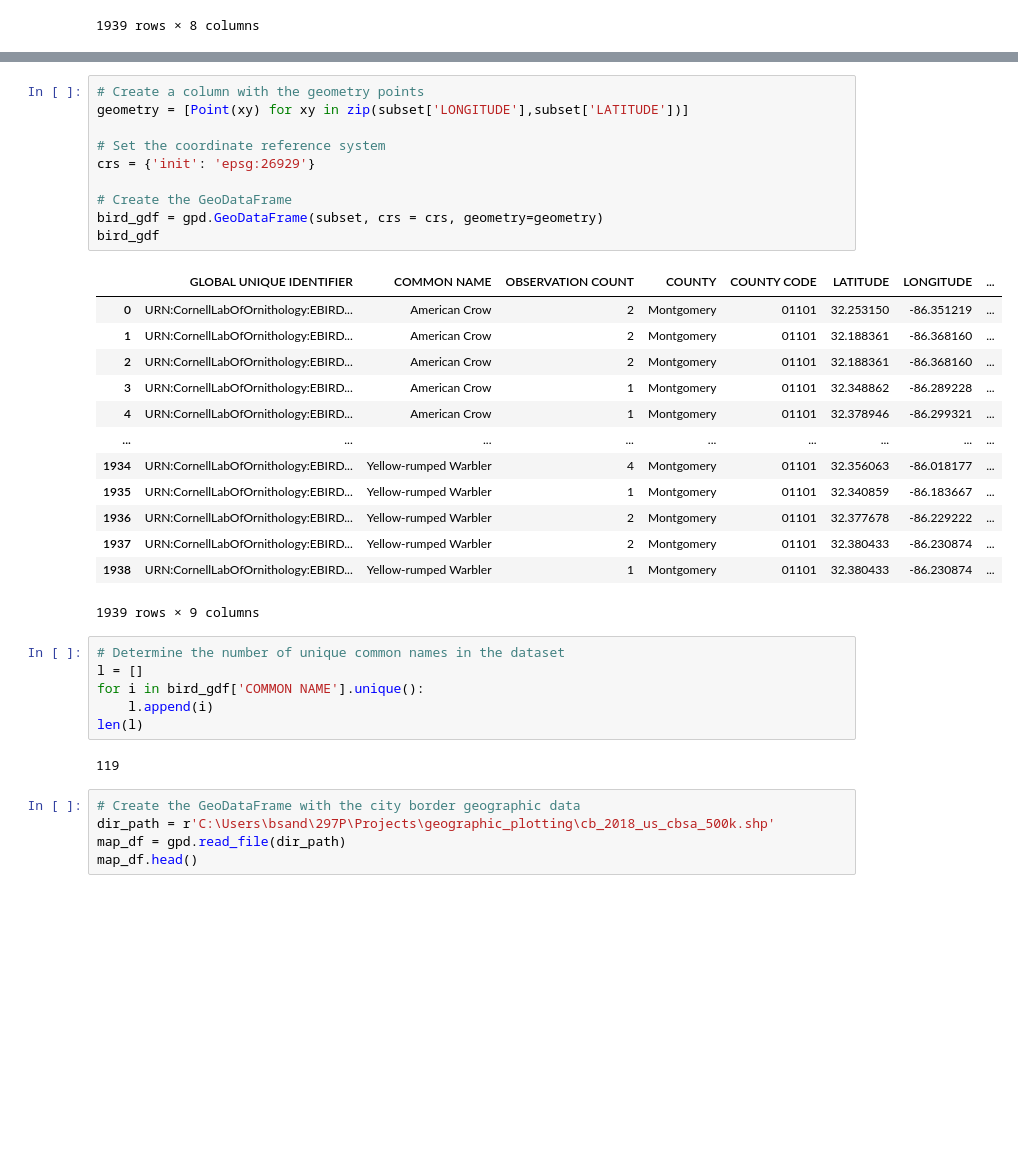
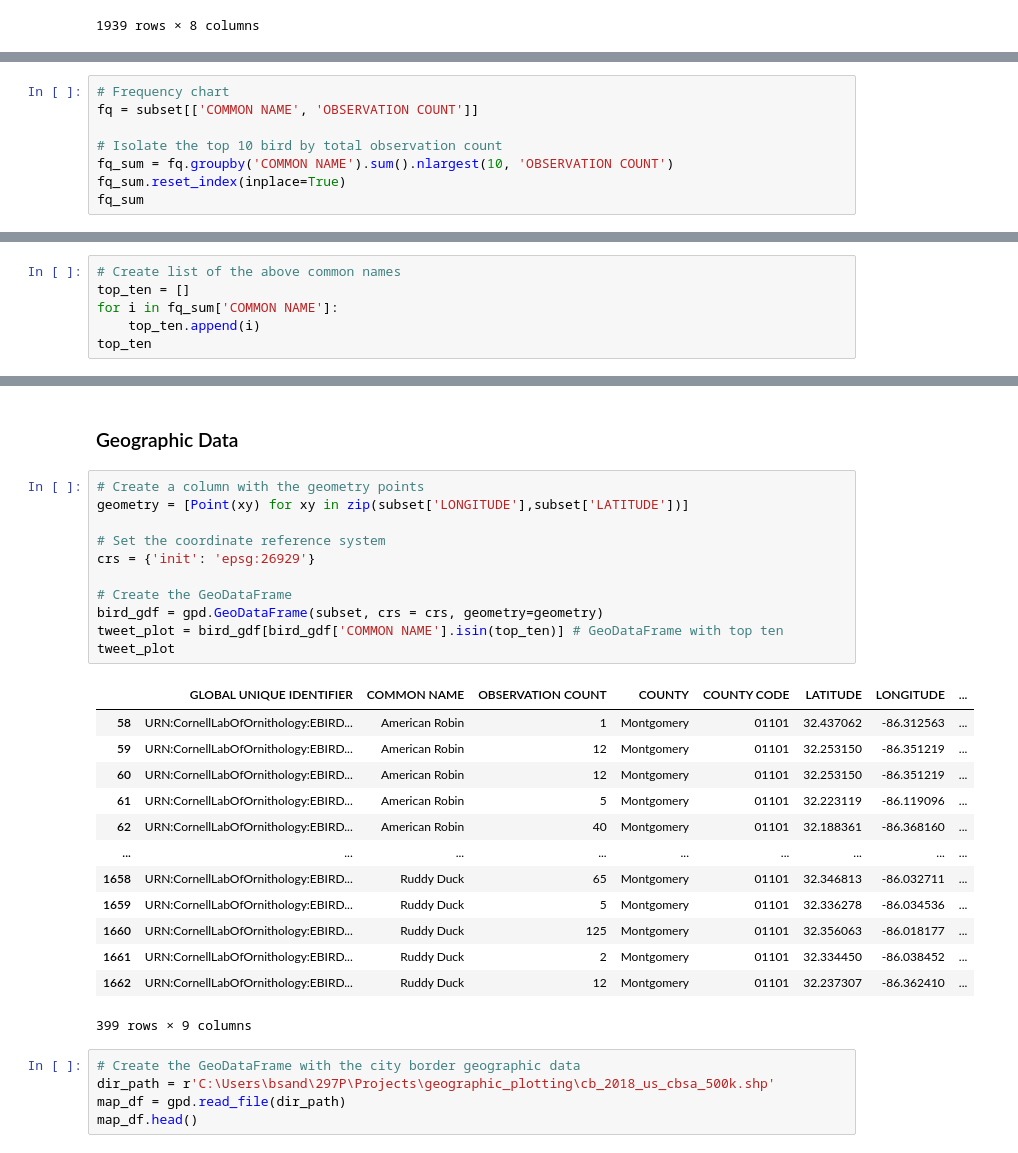
Before and after one commit to ben-sandham/maRaptors, a Jupyter notebook: montgomery_plotting.ipynb, the cells around one changed output, grey strips where cells are left out. Cells and saved outputs as stored; diff of their text form; blank space fills up the shorter version.

```diff
--- a/montgomery_plotting.ipynb
+++ b/montgomery_plotting.ipynb
@@ -65,0 +75,8 @@ See the caveats in the documentation: http://pandas.pydata.org/pandas-docs/stabl
+# %%
+# Frequency chart
+fq = subset[['COMMON NAME', 'OBSERVATION COUNT']]
+
+# Isolate the top 10 bird by total observation count
+fq_sum = fq.groupby('COMMON NAME').sum().nlargest(10, 'OBSERVATION COUNT')
+fq_sum.reset_index(inplace=True)
+fq_sum
@@ -65,0 +101,6 @@ See the caveats in the documentation: http://pandas.pydata.org/pandas-docs/stabl
+# %%
+# Create list of the above common names
+top_ten = []
+for i in fq_sum['COMMON NAME']:
+    top_ten.append(i)
+top_ten
@@ -66,35 +118,30 @@ See the caveats in the documentation: http://pandas.pydata.org/pandas-docs/stabl
+# %% [markdown]
+### Geographic Data
 # %%
 # Create a column with the geometry points
 geometry = [Point(xy) for xy in zip(subset['LONGITUDE'],subset['LATITUDE'])]
 
 # Set the coordinate reference system
 crs = {'init': 'epsg:26929'}
 
 # Create the GeoDataFrame
 bird_gdf = gpd.GeoDataFrame(subset, crs = crs, geometry=geometry)
-bird_gdf
+tweet_plot = bird_gdf[bird_gdf['COMMON NAME'].isin(top_ten)] # GeoDataFrame with top ten
+tweet_plot
 # %% [output]
 |  | GLOBAL UNIQUE IDENTIFIER | COMMON NAME | OBSERVATION COUNT | COUNTY | COUNTY CODE | LATITUDE | LONGITUDE | ... |
-| 0 | URN:CornellLabOfOrnithology:EBIRD... | American Crow | 2 | Montgomery | 01101 | 32.253150 | -86.351219 | ... |
-| 1 | URN:CornellLabOfOrnithology:EBIRD... | American Crow | 2 | Montgomery | 01101 | 32.188361 | -86.368160 | ... |
-| 2 | URN:CornellLabOfOrnithology:EBIRD... | American Crow | 2 | Montgomery | 01101 | 32.188361 | -86.368160 | ... |
-| 3 | URN:CornellLabOfOrnithology:EBIRD... | American Crow | 1 | Montgomery | 01101 | 32.348862 | -86.289228 | ... |
-| 4 | URN:CornellLabOfOrnithology:EBIRD... | American Crow | 1 | Montgomery | 01101 | 32.378946 | -86.299321 | ... |
+| 58 | URN:CornellLabOfOrnithology:EBIRD... | American Robin | 1 | Montgomery | 01101 | 32.437062 | -86.312563 | ... |
+| 59 | URN:CornellLabOfOrnithology:EBIRD... | American Robin | 12 | Montgomery | 01101 | 32.253150 | -86.351219 | ... |
+| 60 | URN:CornellLabOfOrnithology:EBIRD... | American Robin | 12 | Montgomery | 01101 | 32.253150 | -86.351219 | ... |
+| 61 | URN:CornellLabOfOrnithology:EBIRD... | American Robin | 5 | Montgomery | 01101 | 32.223119 | -86.119096 | ... |
+| 62 | URN:CornellLabOfOrnithology:EBIRD... | American Robin | 40 | Montgomery | 01101 | 32.188361 | -86.368160 | ... |
 | ... | ... | ... | ... | ... | ... | ... | ... | ... |
-| 1934 | URN:CornellLabOfOrnithology:EBIRD... | Yellow-rumped Warbler | 4 | Montgomery | 01101 | 32.356063 | -86.018177 | ... |
-| 1935 | URN:CornellLabOfOrnithology:EBIRD... | Yellow-rumped Warbler | 1 | Montgomery | 01101 | 32.340859 | -86.183667 | ... |
-| 1936 | URN:CornellLabOfOrnithology:EBIRD... | Yellow-rumped Warbler | 2 | Montgomery | 01101 | 32.377678 | -86.229222 | ... |
-| 1937 | URN:CornellLabOfOrnithology:EBIRD... | Yellow-rumped Warbler | 2 | Montgomery | 01101 | 32.380433 | -86.230874 | ... |
-| 1938 | URN:CornellLabOfOrnithology:EBIRD... | Yellow-rumped Warbler | 1 | Montgomery | 01101 | 32.380433 | -86.230874 | ... |
+| 1658 | URN:CornellLabOfOrnithology:EBIRD... | Ruddy Duck | 65 | Montgomery | 01101 | 32.346813 | -86.032711 | ... |
+| 1659 | URN:CornellLabOfOrnithology:EBIRD... | Ruddy Duck | 5 | Montgomery | 01101 | 32.336278 | -86.034536 | ... |
+| 1660 | URN:CornellLabOfOrnithology:EBIRD... | Ruddy Duck | 125 | Montgomery | 01101 | 32.356063 | -86.018177 | ... |
+| 1661 | URN:CornellLabOfOrnithology:EBIRD... | Ruddy Duck | 2 | Montgomery | 01101 | 32.334450 | -86.038452 | ... |
+| 1662 | URN:CornellLabOfOrnithology:EBIRD... | Ruddy Duck | 12 | Montgomery | 01101 | 32.237307 | -86.362410 | ... |
-1939 rows × 9 columns
+399 rows × 9 columns
-# %%
-# Determine the number of unique common names in the dataset
-l = []
-for i in bird_gdf['COMMON NAME'].unique():
-    l.append(i)
-len(l)
-# %% [output]
-119
 # %%
 # Create the GeoDataFrame with the city border geographic data
 dir_path = r'C:\Users\bsand\297P\Projects\geographic_plotting\cb_2018_us_cbsa_500k.shp'
```
Also changed, not shown: parts of 15 cells of this notebook.
